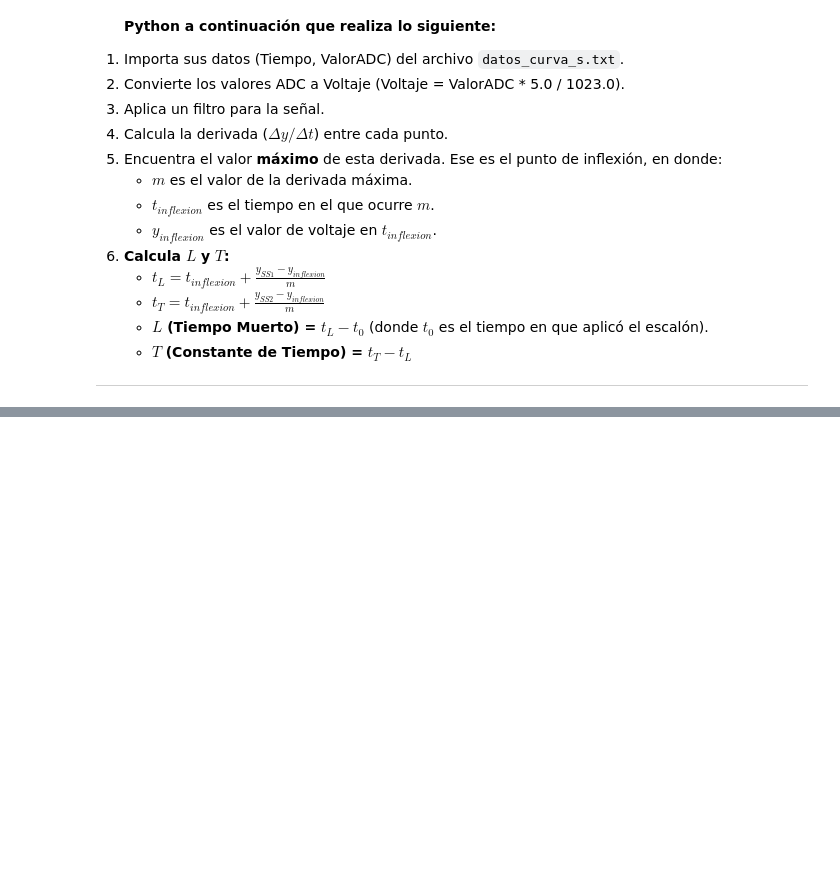
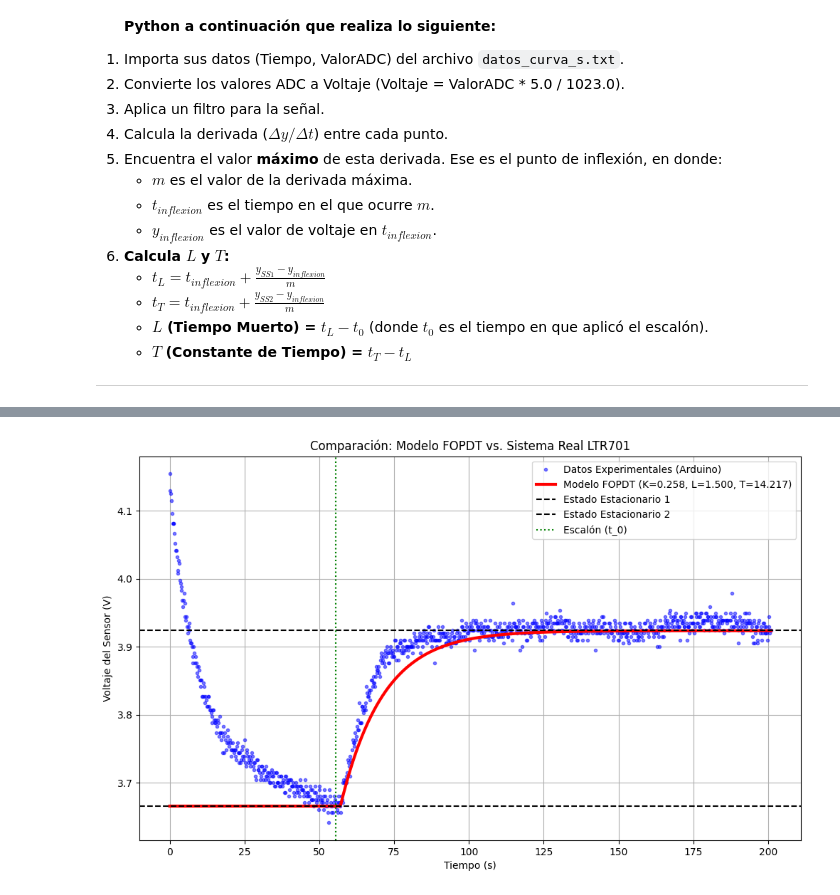
Before and after one commit to MarowlAndrval/control-clasico, a Jupyter notebook: practicas/P_3_01_Modelado_sistema_LTR701.ipynb, the cells around one changed output, grey strips where cells are left out. Saved outputs shown, nothing was run; the diff lists cells and outputs as text; code cells hidden in the pictures; blank space fills up the shorter version.

Commit message:
Desarrollo de la práctica 1 Modelado del sistema de temperatura LTR701 (modelo de primer orden)

```diff
--- a/practicas/P_3_01_Modelado_sistema_LTR701.ipynb
+++ b/practicas/P_3_01_Modelado_sistema_LTR701.ipynb
@@ -331,0 +382,77 @@ except Exception as e:
+# %%
+import numpy as np
+import matplotlib.pyplot as plt
+import pandas as pd
+
+# Parámetros del archivo
+nombre_archivo = 'datos_curva_s.txt'
+
+# --- Parámetros obtenidos del análisis (REEMPLAZAR CON SUS VALORES) ---
+K = 0.258
+L = 1.500      # Tiempo muerto (s)
+T = 14.217      # Constante de tiempo (s)
+
+# --- Parámetros del experimento (REEMPLAZAR CON SUS VALORES) ---
+y_ss1 = 3.6656    # Voltaje de estado estacionario inicia.
+y_ss2 = 3.924   # Voltaje de estado estacionario final.
+delta_u = 1.0  # Cambio en la entrada.
+
+# --- Tiempo del escalón (REEMPLAZAR CON SUS VALORES) ---
+# Es el primer valor de tiempo que el Monitor Serie imprime inmediatamente después de que aparece el mensaje --- ESCALÓN APLICADO (40%) ---
+t_in = 55.35      # Nota: Convertir el valor de ms a segundos.
+
+# --- Definir e imprimir la Función de Transferencia (FT) ---
+print("\n" + "="*40)
+print("Función de Transferencia del Modelo (FOPDT):")
+print(f"         {K} * e^(-{L}s)")
+print(f"  G(s) = {'-' * (len(str(T)) + 6)}")
+print(f"         {T}s + 1")
+print("="*40 + "\n")
+
+
+try:
+    # Cargar datos del Arduino (Tiempo en ms, Valor ADC)
+    data = pd.read_csv(nombre_archivo, header=None, names=['Tiempo_ms', 'Valor_ADC'])
+
+    # Convertir a segundos y voltaje
+    t_exp = data['Tiempo_ms'] / 1000.0
+    y_exp = data['Valor_ADC'] * (5.0 / 1023.0) # Convertir ADC a Voltaje
+
+
+    t_0 = t_exp[t_exp > t_in].iloc[0] # Encuentra el tiempo del escalón (ej. 50s)
+
+    # --- Crear la respuesta del modelo FOPDT ---
+    t_sim = t_exp.copy()
+    y_sim = np.zeros_like(t_sim)
+
+    for i, t in enumerate(t_sim):
+        if t < (t_0 + L):
+            y_sim[i] = y_ss1
+        else:
+            # Ecuación de respuesta al escalón de un FOPDT
+            # y = y_inicial + (Ganancia_Total) * (1 - e^(-(t - t_escalon - L) / T))
+            y_sim[i] = y_ss1 + (K * delta_u) * (1 - np.exp(-(t - t_0 - L) / T))
+
+            # Limitar la respuesta al valor final por si el modelo sobrepasa
+            if y_sim[i] > y_ss2:
+                y_sim[i] = y_ss2
+
+    # --- Graficar la comparación ---
+    plt.figure(figsize=(12, 7))
+    plt.plot(t_exp, y_exp, 'b.', label='Datos Experimentales (Arduino)', alpha=0.5)
+    plt.plot(t_sim, y_sim, 'r-', linewidth=3, label=f'Modelo FOPDT (K={K:.3f}, L={L:.3f}, T={T:.3f})')
+    plt.axhline(y=y_ss1, color='k', linestyle='--', label='Estado Estacionario 1')
+    plt.axhline(y=y_ss2, color='k', linestyle='--', label='Estado Estacionario 2')
+    plt.axvline(x=t_0, color='g', linestyle=':', label='Escalón (t_0)')
+
+    plt.title('Comparación: Modelo FOPDT vs. Sistema Real LTR701')
+    plt.xlabel('Tiempo (s)')
+    plt.ylabel('Voltaje del Sensor (V)')
+    plt.legend()
+    plt.grid(True)
+    plt.show()
+
+except FileNotFoundError:
+    print(f"Error: No se encontró el archivo {nombre_archivo}")
+    print("Por favor, guarde sus datos del Arduino con ese nombre en la misma carpeta.")
+# %% [output]
@@ -331,0 +465 @@ except Exception as e:
+[figure, added]
```
Also changed, not shown: parts of 8 cells of this notebook.
